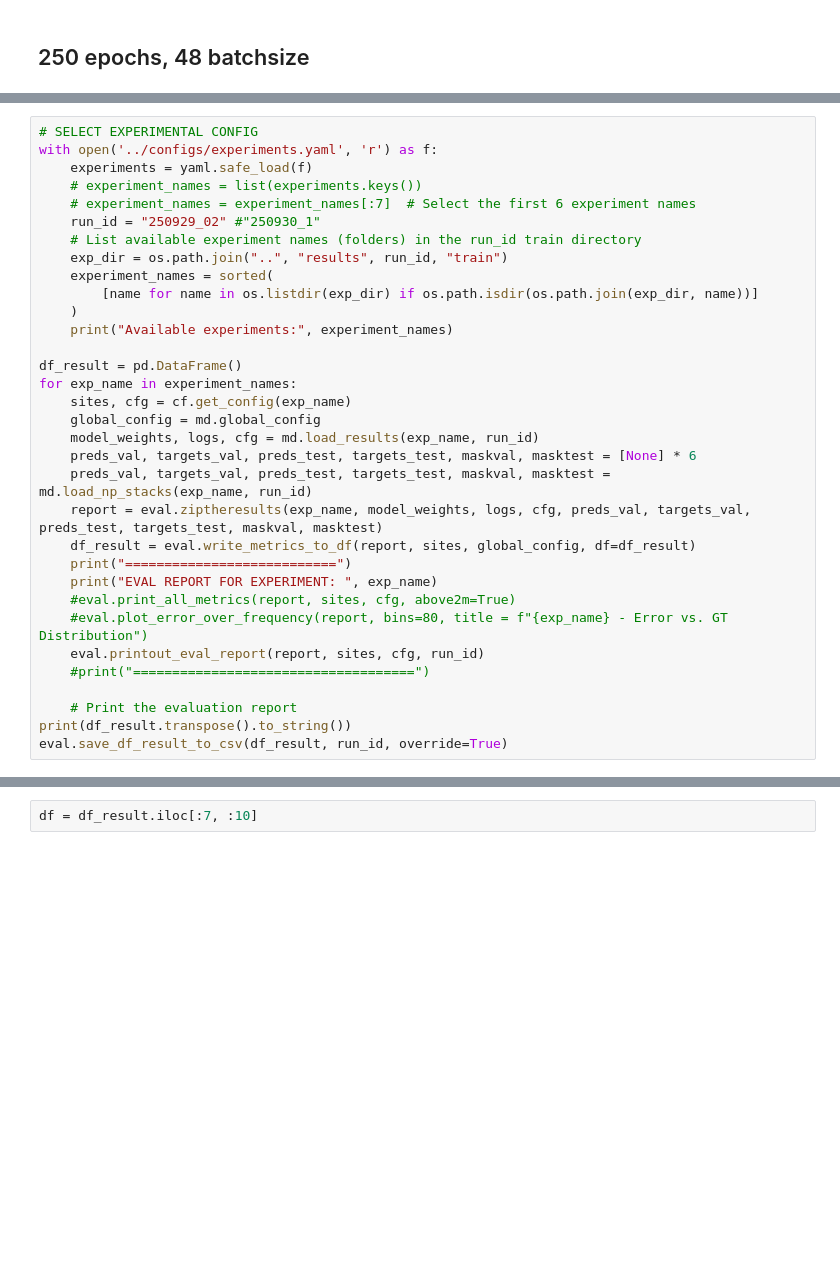
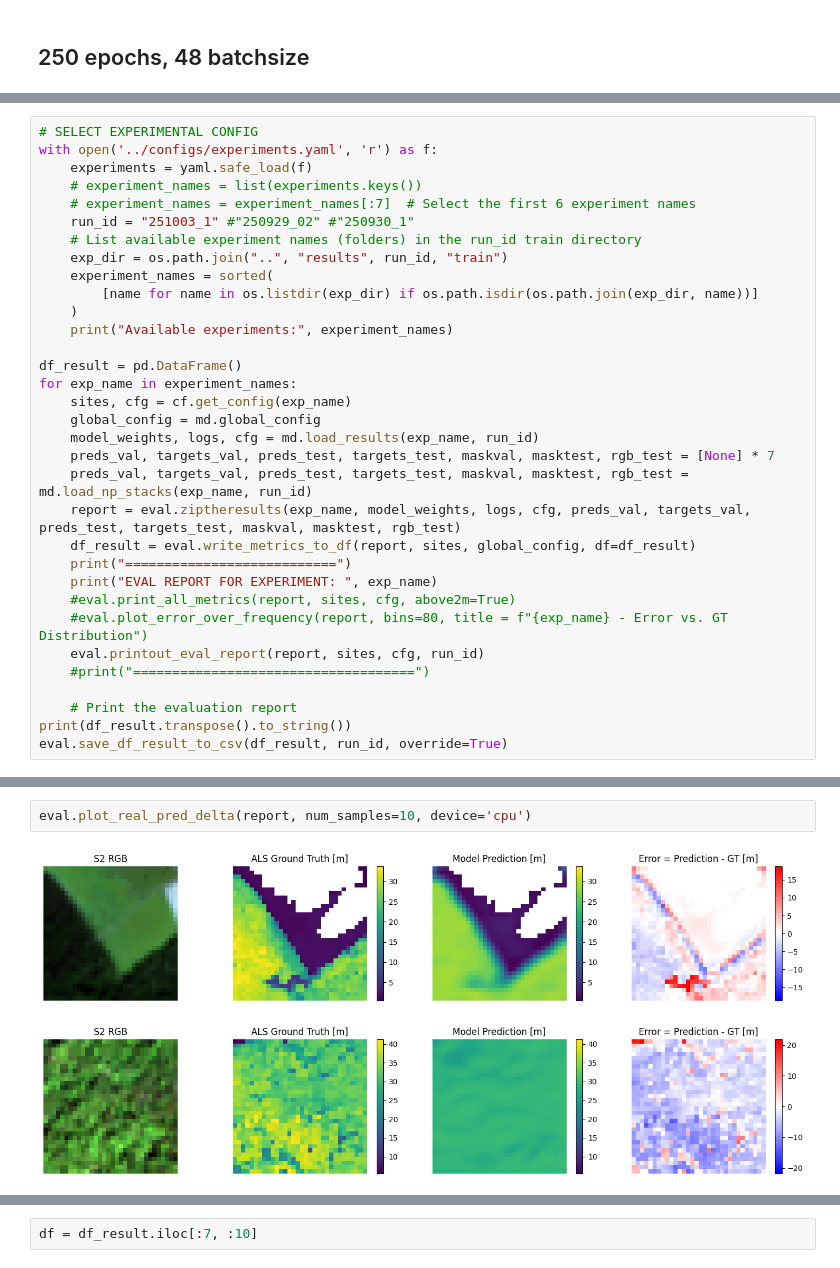
Before and after one commit to fizz-x/TreeHeads, a Jupyter notebook: src/run_eval.ipynb, the cells around one changed output, grey strips where cells are left out. Saved outputs shown, nothing was run; the diff lists cells and outputs as text; blank space fills up the shorter version.

Commit message:
new rgb plotting tool

```diff
--- a/src/run_eval.ipynb
+++ b/src/run_eval.ipynb
@@ -165,7 +169,7 @@ with open('../configs/experiments.yaml', 'r') as f:
     experiments = yaml.safe_load(f)
     # experiment_names = list(experiments.keys())
     # experiment_names = experiment_names[:7]  # Select the first 6 experiment names
-    run_id = "250929_02" #"250930_1"
+    run_id = "251003_1" #"250929_02" #"250930_1"
     # List available experiment names (folders) in the run_id train directory
     exp_dir = os.path.join("..", "results", run_id, "train")
     experiment_names = sorted(
@@ -178,9 +182,9 @@ for exp_name in experiment_names:
     sites, cfg = cf.get_config(exp_name)
     global_config = md.global_config
     model_weights, logs, cfg = md.load_results(exp_name, run_id)
-    preds_val, targets_val, preds_test, targets_test, maskval, masktest = [None] * 6
-    preds_val, targets_val, preds_test, targets_test, maskval, masktest = md.load_np_stacks(exp_name, run_id)
-    report = eval.ziptheresults(exp_name, model_weights, logs, cfg, preds_val, targets_val, preds_test, targets_test, maskval, masktest)
+    preds_val, targets_val, preds_test, targets_test, maskval, masktest, rgb_test = [None] * 7
+    preds_val, targets_val, preds_test, targets_test, maskval, masktest, rgb_test = md.load_np_stacks(exp_name, run_id)
+    report = eval.ziptheresults(exp_name, model_weights, logs, cfg, preds_val, targets_val, preds_test, targets_test, maskval, masktest, rgb_test)
     df_result = eval.write_metrics_to_df(report, sites, global_config, df=df_result)
     print("===========================")
     print("EVAL REPORT FOR EXPERIMENT: ", exp_name)
@@ -212,0 +217,5 @@ Results saved to ../results/250929_02/metrics/results_summary.csv
+# %%
+eval.plot_real_pred_delta(report, num_samples=10, device='cpu')
+# %% [output]
+[figure, added]
+[figure, added]
```
Also changed, not shown: parts of 4 cells of this notebook, 3 other files.
